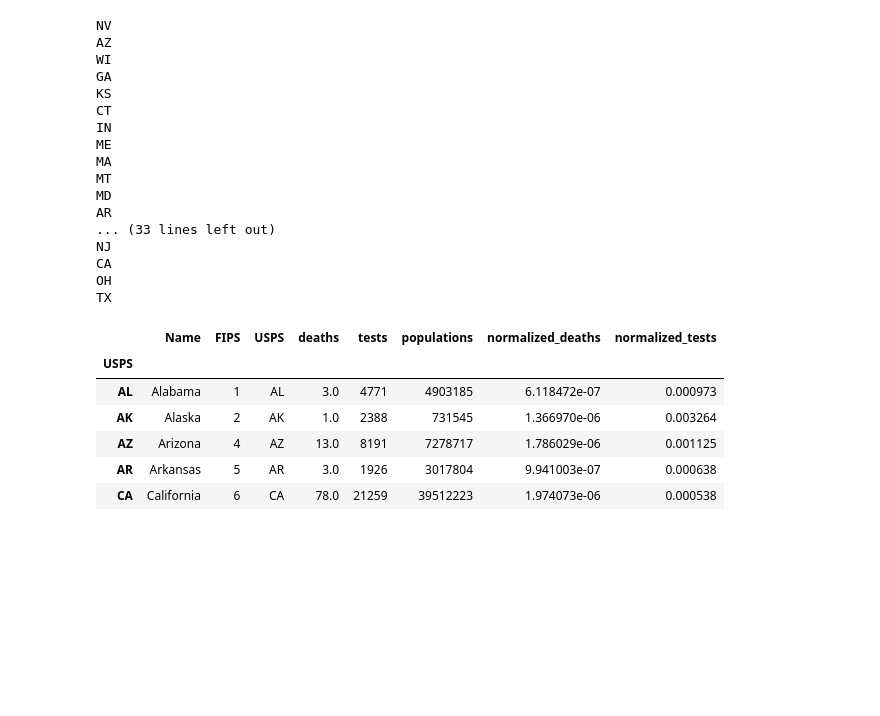
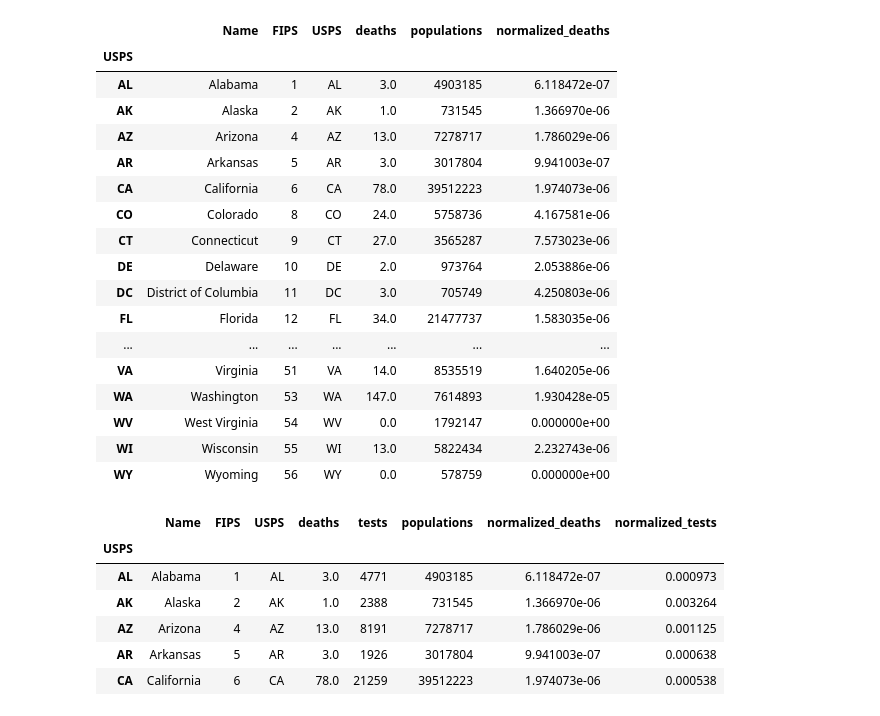
Before and after one commit to dsoto/simple-covid-models, a Jupyter notebook: map-state-deaths-bokeh.ipynb, the cells around one changed output. Cells and saved outputs as stored; diff of their text form; code cells hidden in the pictures; blank space fills up the shorter version.

```diff
--- a/map-state-deaths-bokeh.ipynb
+++ b/map-state-deaths-bokeh.ipynb
@@ -38,27 +88,27 @@ Loading BokehJS ...
 [interactive output not drawn]
 [interactive output not drawn]
 [interactive output not drawn]
-# %%
-for code in states:
-    print(code)
-# %% [output]
-NV
-AZ
-WI
-GA
-KS
-CT
-IN
-ME
-MA
-MT
-MD
-AR
-... (33 lines left out)
-NJ
-CA
-OH
-TX
+# %%
+FIPS
+# %% [output]
+|  | Name | FIPS | USPS | deaths | populations | normalized_deaths |
+| USPS |  |  |  |  |  |  |
+| AL | Alabama | 1 | AL | 3.0 | 4903185 | 6.118472e-07 |
+| AK | Alaska | 2 | AK | 1.0 | 731545 | 1.366970e-06 |
+| AZ | Arizona | 4 | AZ | 13.0 | 7278717 | 1.786029e-06 |
+| AR | Arkansas | 5 | AR | 3.0 | 3017804 | 9.941003e-07 |
+| CA | California | 6 | CA | 78.0 | 39512223 | 1.974073e-06 |
+| CO | Colorado | 8 | CO | 24.0 | 5758736 | 4.167581e-06 |
+| CT | Connecticut | 9 | CT | 27.0 | 3565287 | 7.573023e-06 |
+| DE | Delaware | 10 | DE | 2.0 | 973764 | 2.053886e-06 |
+| DC | District of Columbia | 11 | DC | 3.0 | 705749 | 4.250803e-06 |
+| FL | Florida | 12 | FL | 34.0 | 21477737 | 1.583035e-06 |
+| ... | ... | ... | ... | ... | ... | ... |
+| VA | Virginia | 51 | VA | 14.0 | 8535519 | 1.640205e-06 |
+| WA | Washington | 53 | WA | 147.0 | 7614893 | 1.930428e-05 |
+| WV | West Virginia | 54 | WV | 0.0 | 1792147 | 0.000000e+00 |
+| WI | Wisconsin | 55 | WI | 13.0 | 5822434 | 2.232743e-06 |
+| WY | Wyoming | 56 | WY | 0.0 | 578759 | 0.000000e+00 |
 # %%
 import requests
 URL = 'https://covidtracking.com/api/states'
```
Also changed, not shown: parts of 3 cells of this notebook.
